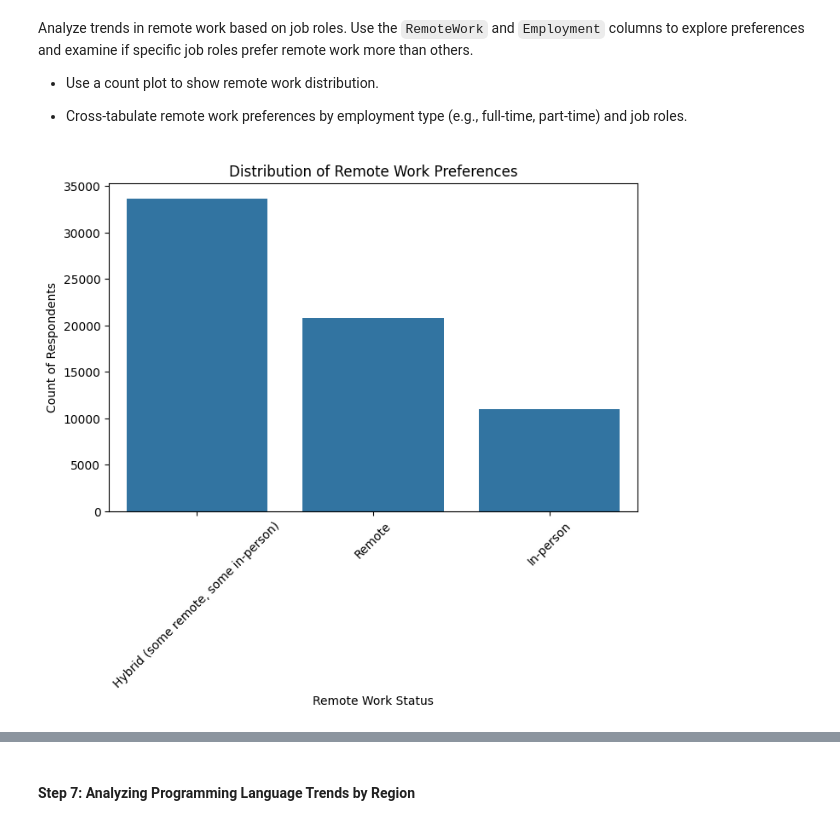
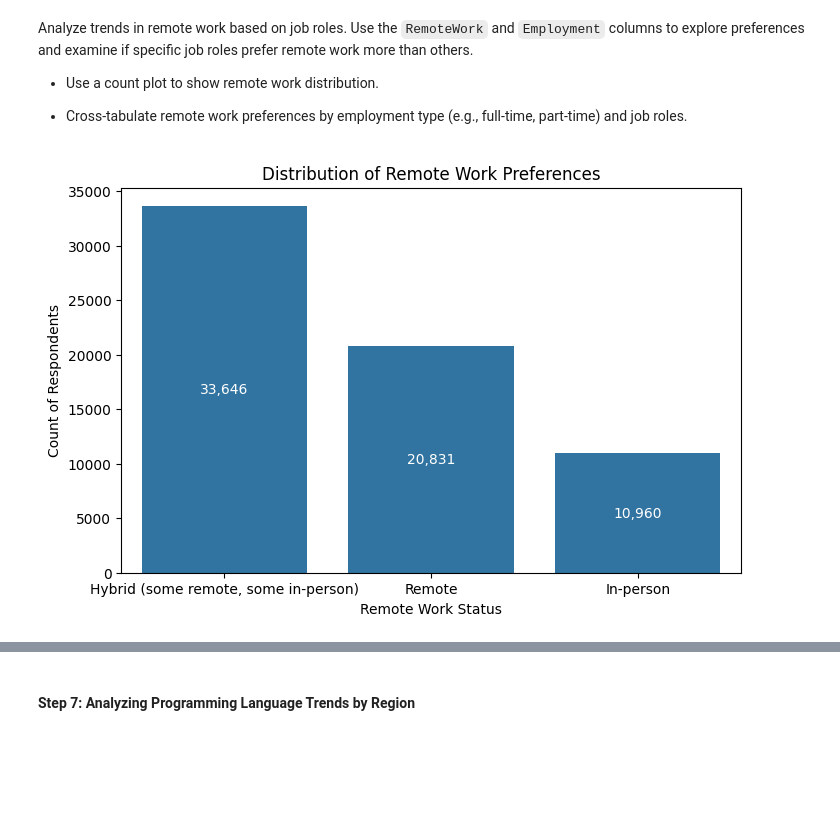
Before and after one commit to anacarolcarrascoconsultorias-lab/IBM-Data-Science-Assignments, a Jupyter notebook: Lab_12_Exploratory_Data_Analysis.ipynb, the cells around one changed output, grey strips where cells are left out. Drawn from its saved outputs; the diff is of its cells as text; code cells hidden in the pictures; blank space fills up the shorter version.

```diff
--- a/Lab_12_Exploratory_Data_Analysis.ipynb
+++ b/Lab_12_Exploratory_Data_Analysis.ipynb
@@ -243,0 +173,3 @@ plt.show()
+# %%
+df["Employment_clean_list"] = df["Employment"].apply(split_and_clean_employment)
+employment_exploded = df.explode("Employment_clean_list").dropna(subset=["Employment_clean_list"])
@@ -265,18 +429,13 @@ def clean_years(value):
         return None
 
 df["YearsCodePro_clean"] = df["YearsCodePro"].apply(clean_years)
-# %%
-sat_mapping = {
-    "Very dissatisfied": 1,
-    "Slightly dissatisfied": 2,
-    "Neutral": 3,
-    "Slightly satisfied": 4,
-    "Very satisfied": 5
-}
-
-df["JobSat_score"] = df["JobSat"].map(sat_mapping)
 # %%
 bins = [0, 5, 10, 20, 60]
 labels = ["0–5", "5–10", "10–20", "20+"]
 
-df["ExperienceRange"] = pd.cut(df["YearsCodePro_clean"], bins=bins, labels=labels, right=False)
+df["ExperienceRange"] = pd.cut(
+    df["YearsCodePro_clean"],
+    bins=bins,
+    labels=labels,
+    right=False
+)
@@ -330,13 +519,33 @@ Analyze trends in remote work based on job roles. Use the `RemoteWork` and `Empl
 
 - Cross-tabulate remote work preferences by employment type (e.g., full-time, part-time) and job roles.
 # %%
-## Write your code here
 plt.figure(figsize=(8,5))
-sns.countplot(data=df, x="RemoteWork", order=df["RemoteWork"].value_counts().index)
+
+# Assign the plot to ax
+ax = sns.countplot(
+    data=df,
+    x="RemoteWork",
+    order=df["RemoteWork"].value_counts().index
+)
+
 plt.title("Distribution of Remote Work Preferences")
 plt.xlabel("Remote Work Status")
 plt.ylabel("Count of Respondents")
-plt.xticks(rotation=45)
+plt.xticks(rotation=0)
+
+# Add labels *inside* the bars
+for p in ax.patches:
+    height = p.get_height()
+    ax.text(
+        p.get_x() + p.get_width()/2,   # center of the bar
+        height * 0.5,                  # halfway up the bar
+        f"{height:,.0f}",              # comma formatted count
+        ha="center",
+        va="center",
+        fontsize=10,
+        color="white"                  # inside = white
+    )
+
 plt.show()
 # %% [output]
-[figure, old version]
+[figure, new version]
```
Also changed, not shown: parts of 53 cells of this notebook.
